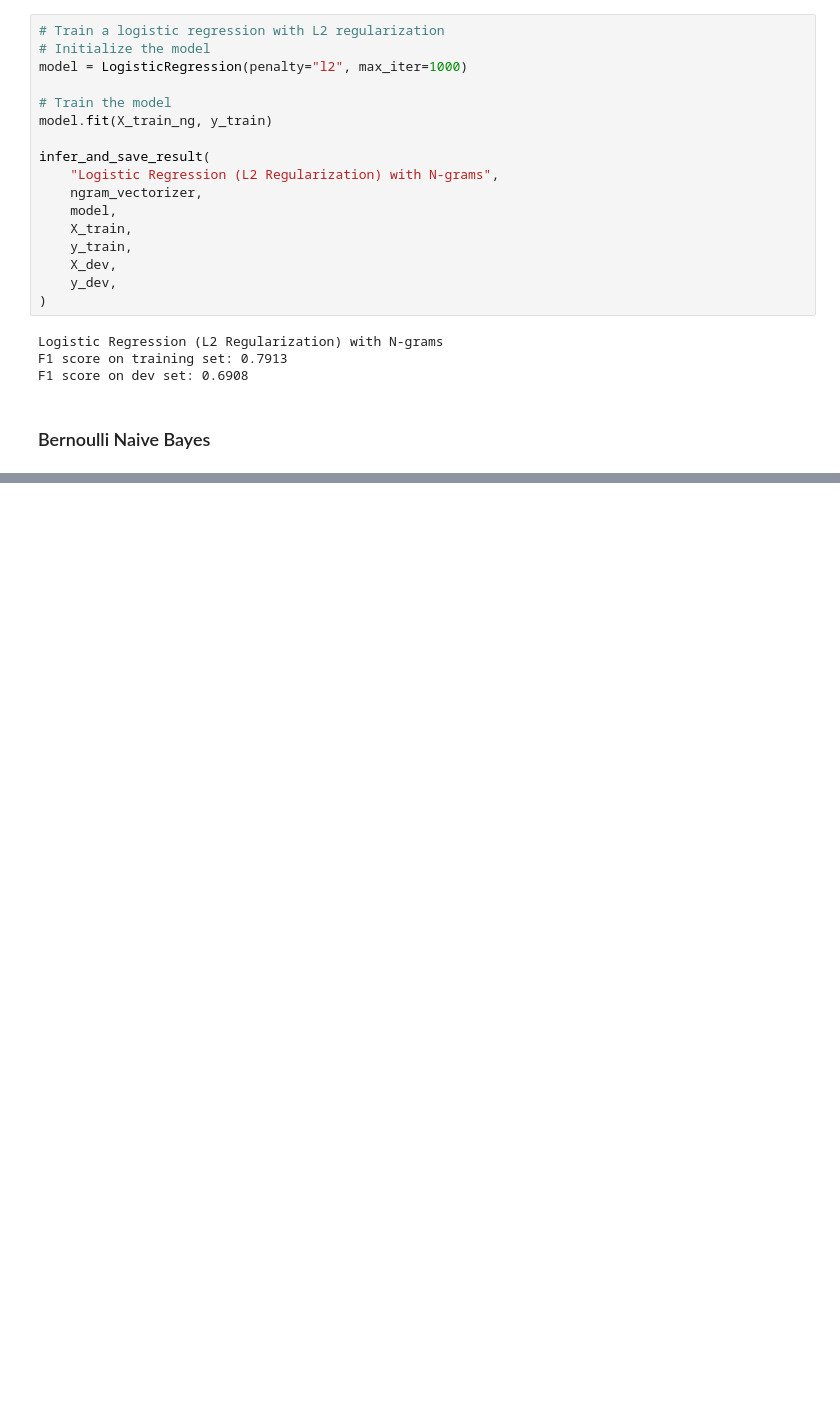
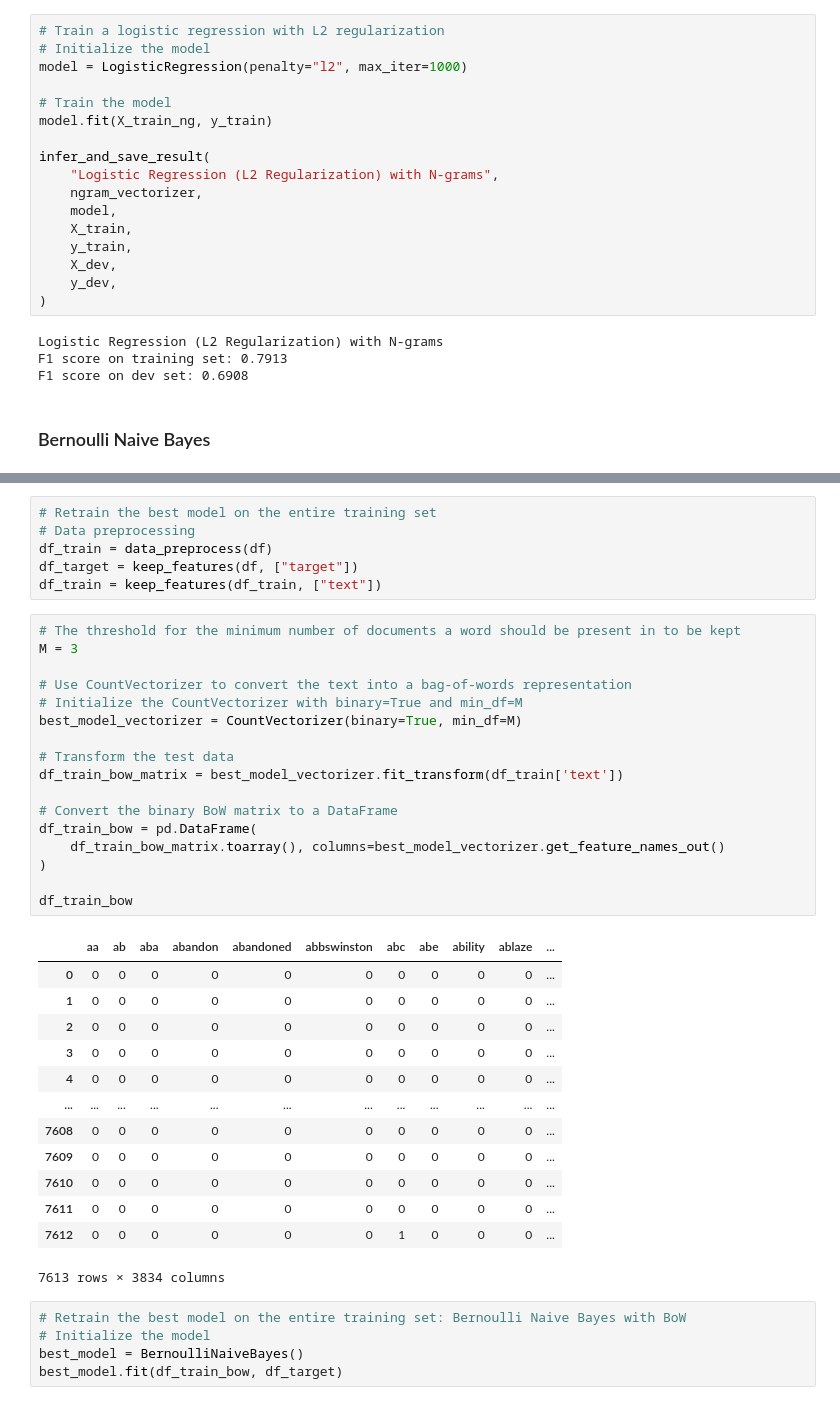
Before and after one commit to iamyufan/cs5785-assignments, a Jupyter notebook: hw2/main.ipynb, the cells around one changed output, grey strips where cells are left out. Saved outputs shown, nothing was run; the diff lists cells and outputs as text; blank space fills up the shorter version.

```diff
--- a/hw2/main.ipynb
+++ b/hw2/main.ipynb
@@ -847 +977,43 @@ sorted_models
+# %%
+# Retrain the best model on the entire training set
+# Data preprocessing
+df_train = data_preprocess(df)
+df_target = keep_features(df, ["target"])
+df_train = keep_features(df_train, ["text"])
+# %%
+# The threshold for the minimum number of documents a word should be present in to be kept
+M = 3
+
+# Use CountVectorizer to convert the text into a bag-of-words representation
+# Initialize the CountVectorizer with binary=True and min_df=M
+best_model_vectorizer = CountVectorizer(binary=True, min_df=M)
+
+# Transform the test data
+df_train_bow_matrix = best_model_vectorizer.fit_transform(df_train['text'])
+
+# Convert the binary BoW matrix to a DataFrame
+df_train_bow = pd.DataFrame(
+    df_train_bow_matrix.toarray(), columns=best_model_vectorizer.get_feature_names_out()
+)
+
+df_train_bow
+# %% [output]
+|  | aa | ab | aba | abandon | abandoned | abbswinston | abc | abe | ability | ablaze | ... |
+| 0 | 0 | 0 | 0 | 0 | 0 | 0 | 0 | 0 | 0 | 0 | ... |
+| 1 | 0 | 0 | 0 | 0 | 0 | 0 | 0 | 0 | 0 | 0 | ... |
+| 2 | 0 | 0 | 0 | 0 | 0 | 0 | 0 | 0 | 0 | 0 | ... |
+| 3 | 0 | 0 | 0 | 0 | 0 | 0 | 0 | 0 | 0 | 0 | ... |
+| 4 | 0 | 0 | 0 | 0 | 0 | 0 | 0 | 0 | 0 | 0 | ... |
+| ... | ... | ... | ... | ... | ... | ... | ... | ... | ... | ... | ... |
+| 7608 | 0 | 0 | 0 | 0 | 0 | 0 | 0 | 0 | 0 | 0 | ... |
+| 7609 | 0 | 0 | 0 | 0 | 0 | 0 | 0 | 0 | 0 | 0 | ... |
+| 7610 | 0 | 0 | 0 | 0 | 0 | 0 | 0 | 0 | 0 | 0 | ... |
+| 7611 | 0 | 0 | 0 | 0 | 0 | 0 | 0 | 0 | 0 | 0 | ... |
+| 7612 | 0 | 0 | 0 | 0 | 0 | 0 | 1 | 0 | 0 | 0 | ... |
+7613 rows × 3834 columns
+# %%
+# Retrain the best model on the entire training set: Bernoulli Naive Bayes with BoW
+# Initialize the model
+best_model = BernoulliNaiveBayes()
+best_model.fit(df_train_bow, df_target)
 # %%
```
Also changed, not shown: parts of 30 cells of this notebook, 11 other files.
